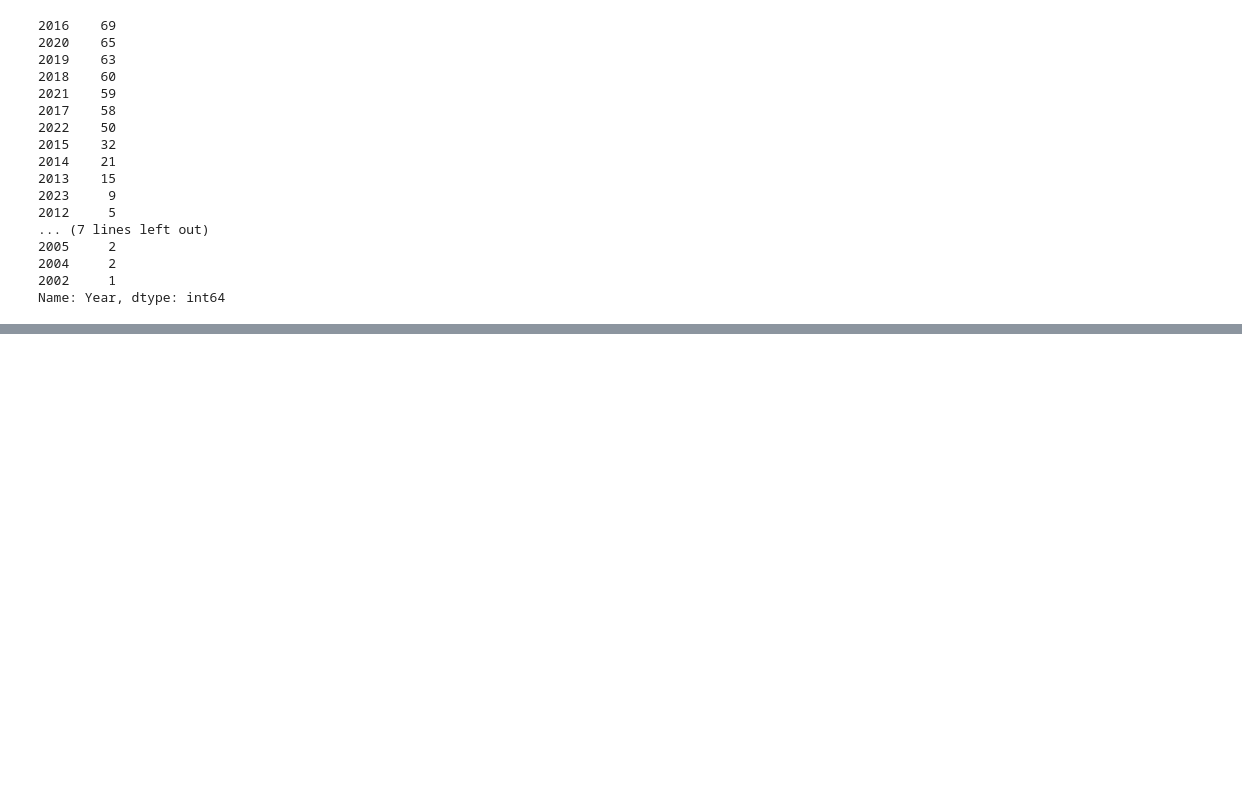
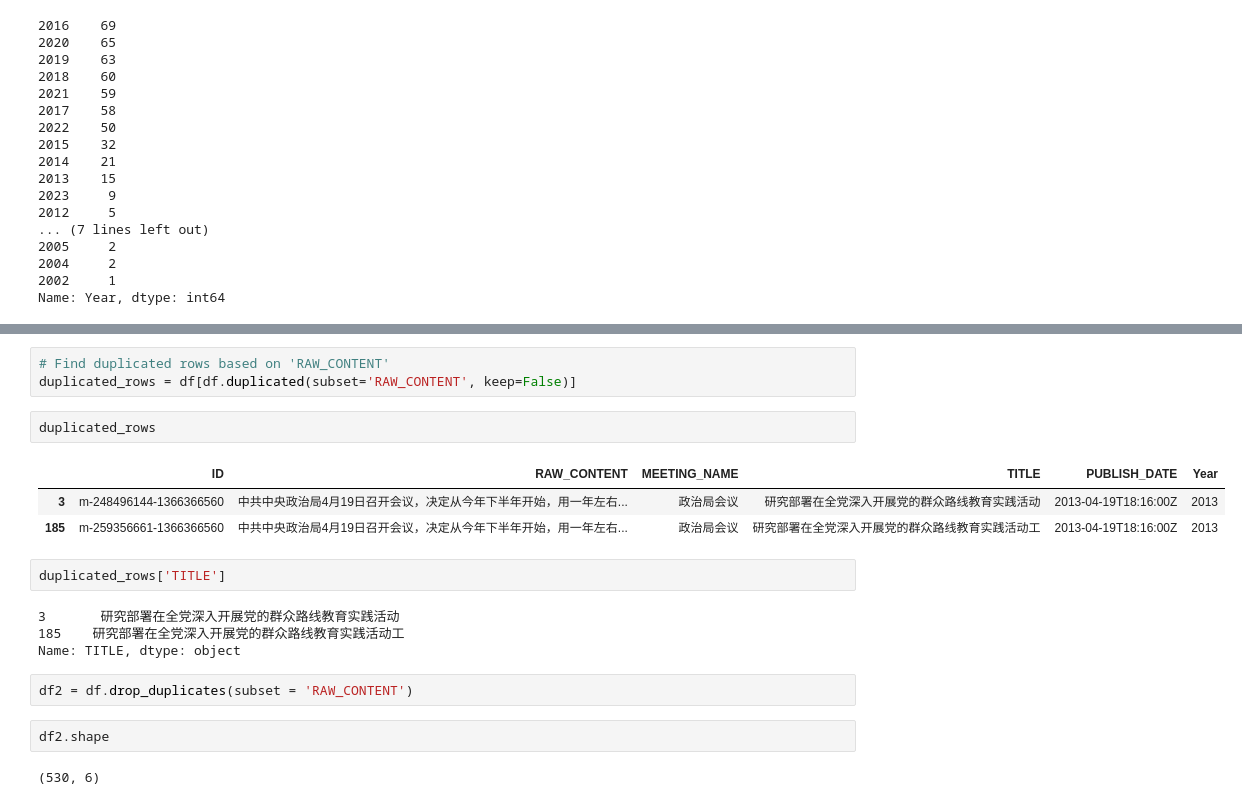
Before and after one commit to sdx0112/Chinese-Topic-Modelling, a Jupyter notebook: EDA.ipynb, the cells around one changed output, grey strips where cells are left out. Saved outputs shown, nothing was run; the diff lists cells and outputs as text; blank space fills up the shorter version.

```diff
--- a/EDA.ipynb
+++ b/EDA.ipynb
@@ -50,0 +83,21 @@ Name: Year, dtype: int64
+# %%
+# Find duplicated rows based on 'RAW_CONTENT'
+duplicated_rows = df[df.duplicated(subset='RAW_CONTENT', keep=False)]
+# %%
+duplicated_rows
+# %% [output]
+|  | ID | RAW_CONTENT | MEETING_NAME | TITLE | PUBLISH_DATE | Year |
+| 3 | m-248496144-1366366560 | 中共中央政治局4月19日召开会议，决定从今年下半年开始，用一年左右... | 政治局会议 | 研究部署在全党深入开展党的群众路线教育实践活动 | 2013-04-19T18:16:00Z | 2013 |
+| 185 | m-259356661-1366366560 | 中共中央政治局4月19日召开会议，决定从今年下半年开始，用一年左右... | 政治局会议 | 研究部署在全党深入开展党的群众路线教育实践活动工 | 2013-04-19T18:16:00Z | 2013 |
+# %%
+duplicated_rows['TITLE']
+# %% [output]
+3       研究部署在全党深入开展党的群众路线教育实践活动
+185    研究部署在全党深入开展党的群众路线教育实践活动工
+Name: TITLE, dtype: object
+# %%
+df2 = df.drop_duplicates(subset = 'RAW_CONTENT')
+# %%
+df2.shape
+# %% [output]
+(530, 6)
```
Also changed, not shown: parts of 10 cells of this notebook, 3 other files.
